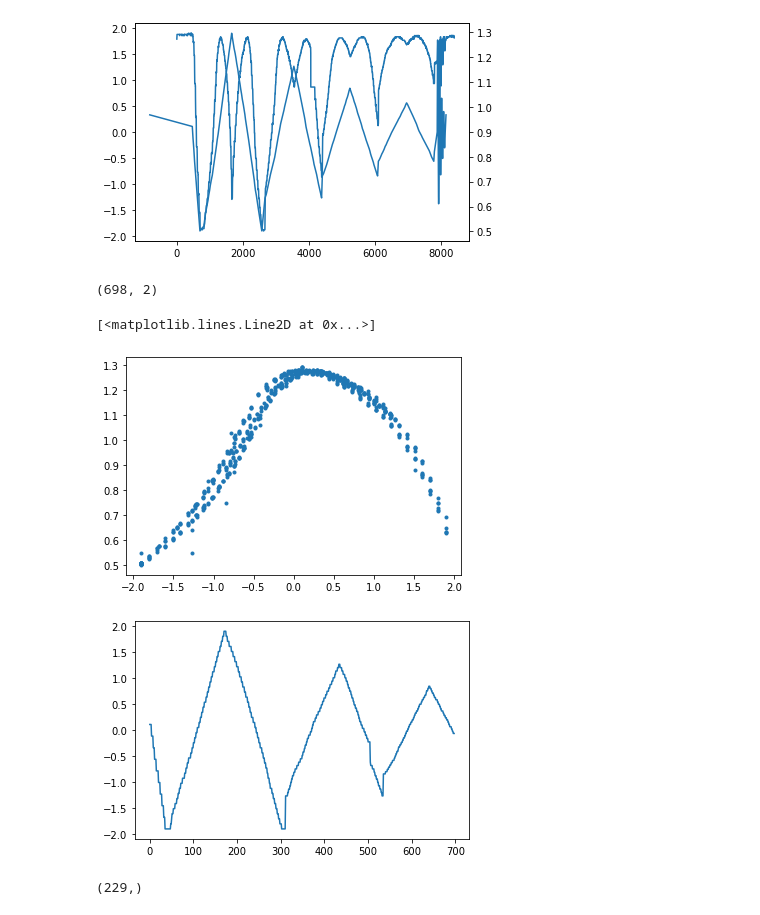
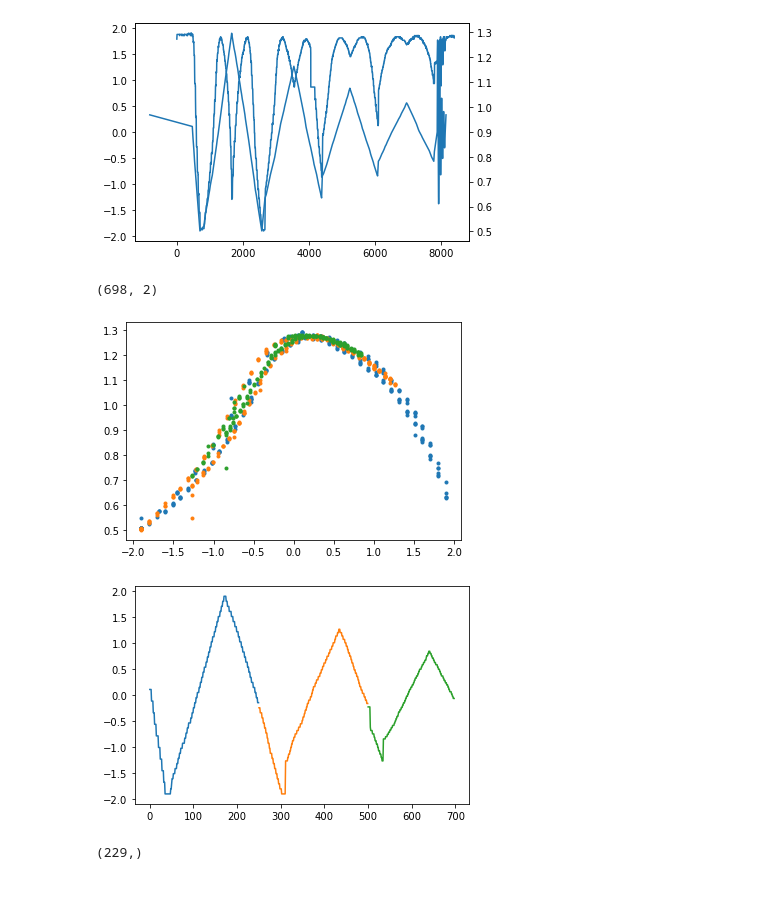
Before and after one commit to roussel-ryan/diff_hysteresis, a Jupyter notebook: fitting/aps/experiment.ipynb, the cells around one changed output. Saved outputs shown, nothing was run; the diff lists cells and outputs as text; code cells hidden in the pictures.

```diff
--- a/fitting/aps/experiment.ipynb
+++ b/fitting/aps/experiment.ipynb
@@ -25,30 +25,41 @@ ax2.plot(beam_charge[0], beam_charge_smooth)
 # %%
 
 # bin measured current based on timestamps for current read back
-timestamps = current[0][1:-200]
-currents = current[1][1:-200]
+end_idx = -200
+timestamps = current[0][1:end_idx]
+currents = current[1][1:end_idx]
 beam_charge_binned = []
 for i in range(len(timestamps)-1):
     beam_charge_binned += [beam_charge_smooth[np.argwhere(
         (beam_charge[0] > timestamps[i]) & (beam_charge[0] < timestamps[i+1])
     )]]
 
+skip = 10
 beam_charge_full = []
 for i in range(len(currents)-1):
     for ele in beam_charge_binned[i]:
         beam_charge_full += [[currents[i], ele]]
-beam_charge_full = np.asfarray(beam_charge_full)[::10]
+beam_charge_full = np.asfarray(beam_charge_full)[::skip]
 print(beam_charge_full.shape)
+
+# indices to sep cycles
+cycle_indicies = np.array([0, 250, 500, len(beam_charge_full)]) * 10/skip
+cycle_indicies = cycle_indicies.astype('int')
+
 fig, ax = plt.subplots()
-ax.plot(*beam_charge_full.T,'.')
+fig2,ax2 = plt.subplots()
+step = np.arange(len(beam_charge_full))
 
-fig2,ax2 = plt.subplots()
-ax2.plot(beam_charge_full.T[0])
+for i in range(len(cycle_indicies) - 1):
+    ax.plot(*beam_charge_full[cycle_indicies[i]:cycle_indicies[i+1]].T,
+            '.', c=f'C{i}')
+
+    ax2.plot(step[cycle_indicies[i]:cycle_indicies[i+1]],
+        beam_charge_full[cycle_indicies[i]:cycle_indicies[i+1]].T[0],c=f'C{i}')
 # %% [output]
 (698, 2)
-[<matplotlib.lines.Line2D at 0x...>]
-[figure, old version]
+[figure, new version]
-[figure, old version]
+[figure, new version]
 # %%
 beam_charge_mean = np.array([np.mean(ele) for ele in beam_charge_binned])
 beam_charge_std = np.array([np.std(ele) for ele in beam_charge_binned])
```
Also changed, not shown: parts of 6 cells of this notebook, 12 other files.
